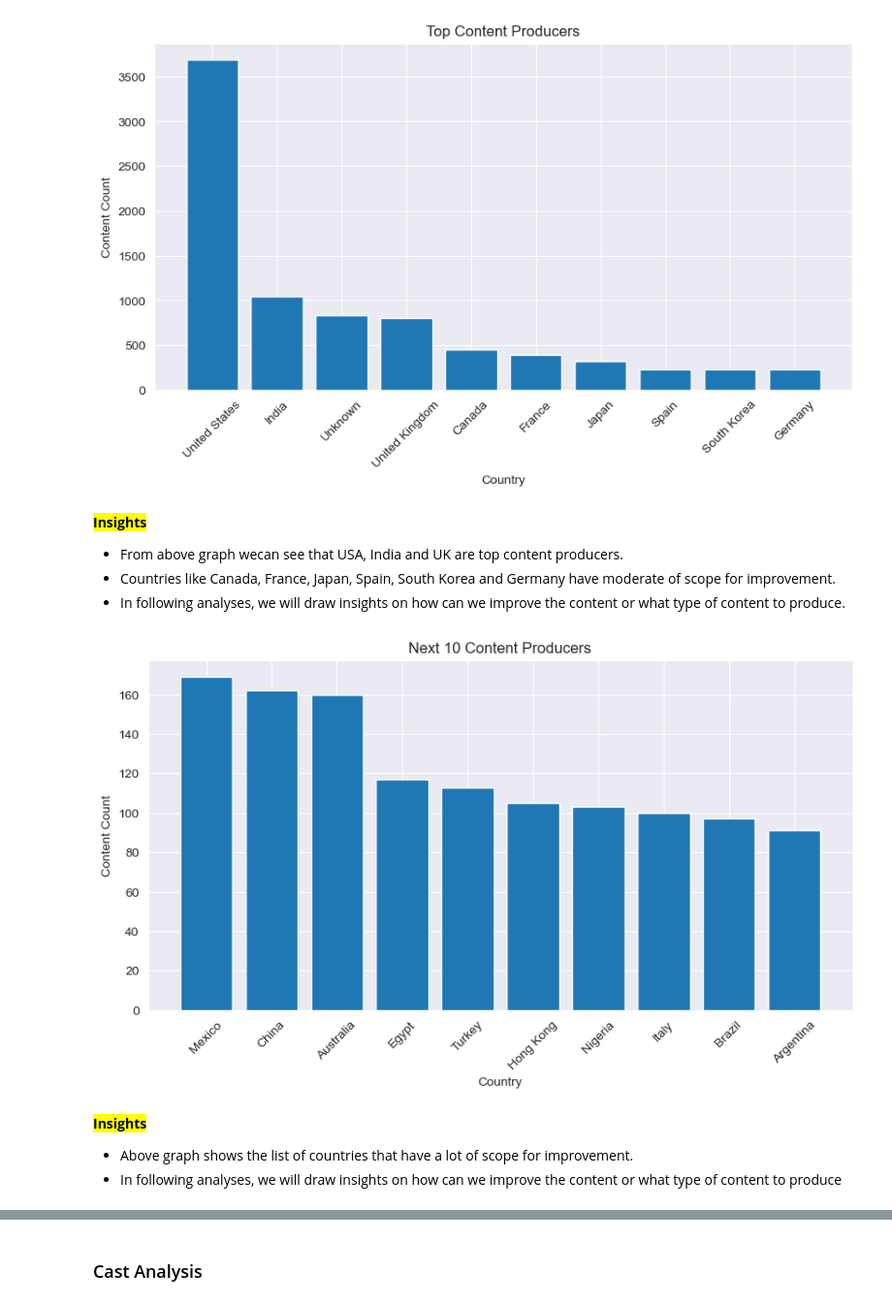
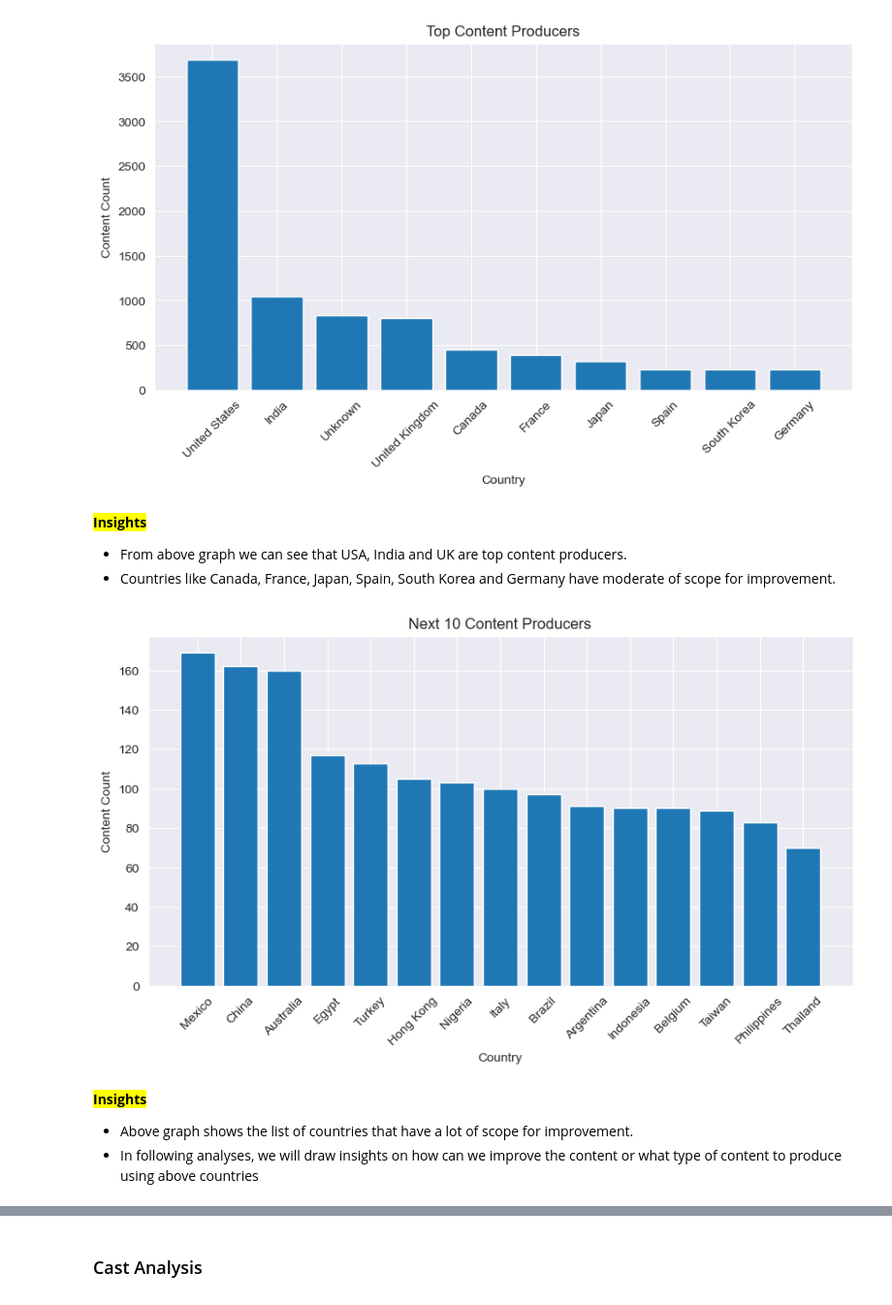
Before and after one commit to gautamnaik1994/NetflixDataAnalysisCaseStudy, a Jupyter notebook: CaseStudy.ipynb, the cells around one changed output, grey strips where cells are left out. Shown at 97% size. Cells and saved outputs as stored; diff of their text form; code cells hidden in the pictures.

```diff
--- a/CaseStudy.ipynb
+++ b/CaseStudy.ipynb
@@ -504,21 +504,20 @@ plt.title("Top Content Producers");
 # %% [markdown]
 **<mark>Insights</mark>**
 
-- From above graph wecan see that USA, India and UK are top content producers.
+- From above graph we can see that USA, India and UK are top content producers.
 - Countries like Canada, France, Japan, Spain, South Korea and Germany have moderate of scope for improvement.
-- In following analyses, we will draw insights on how can we improve the content or what type of content to produce.
 # %%
-cdf=country_df["country"].value_counts()[10:20]
+cdf=country_df["country"].value_counts()[10:25]
 plt.figure(figsize=(10,5))
 plt.bar(cdf.index,cdf)
 plt.xticks(rotation=45)
 plt.ylabel("Content Count")
 plt.xlabel("Country")
 plt.title("Next 10 Content Producers");
 # %% [output]
-[figure, old version]
+[figure, new version]
 # %% [markdown]
 **<mark>Insights</mark>**
 
 - Above graph shows the list of countries that have a lot of scope for improvement.
-- In following analyses, we will draw insights on how can we improve the content or what type of content to produce
+- In following analyses, we will draw insights on how can we improve the content or what type of content to produce using above countries
```
Also changed, not shown: parts of 11 cells of this notebook, 1 other file.
